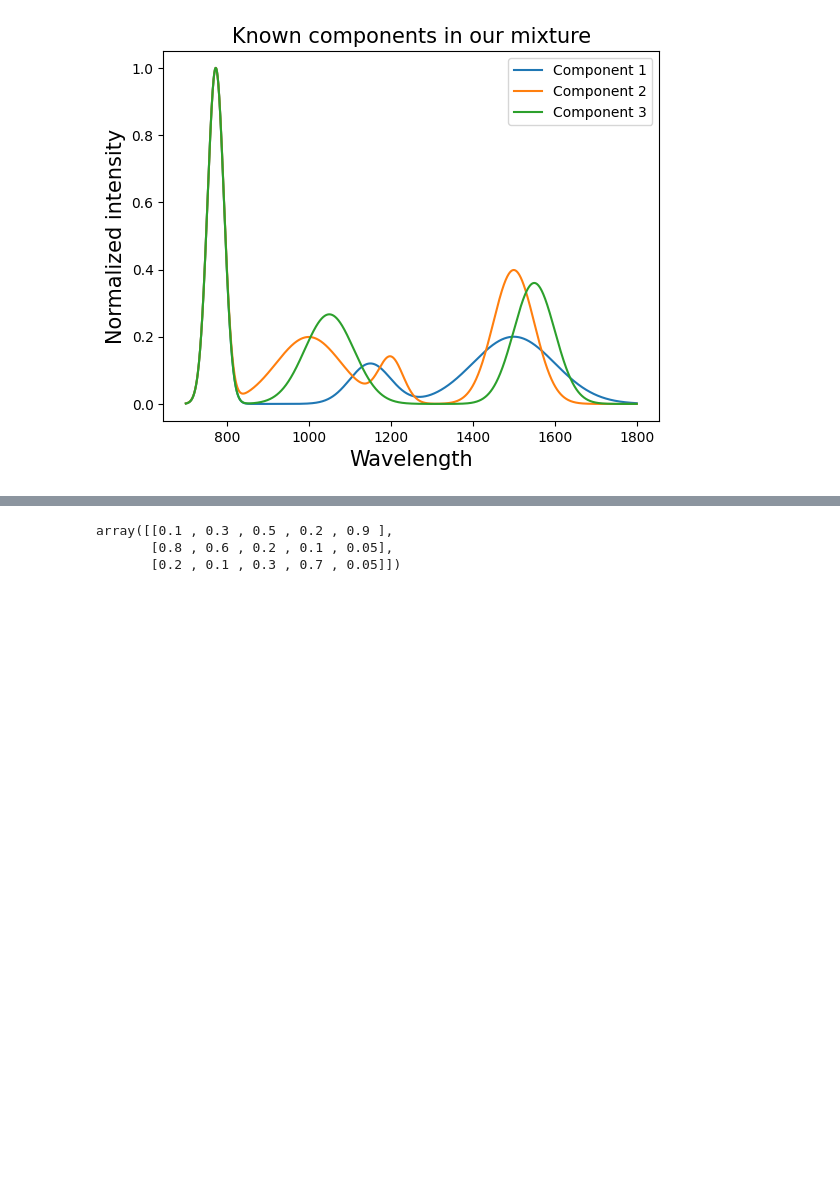
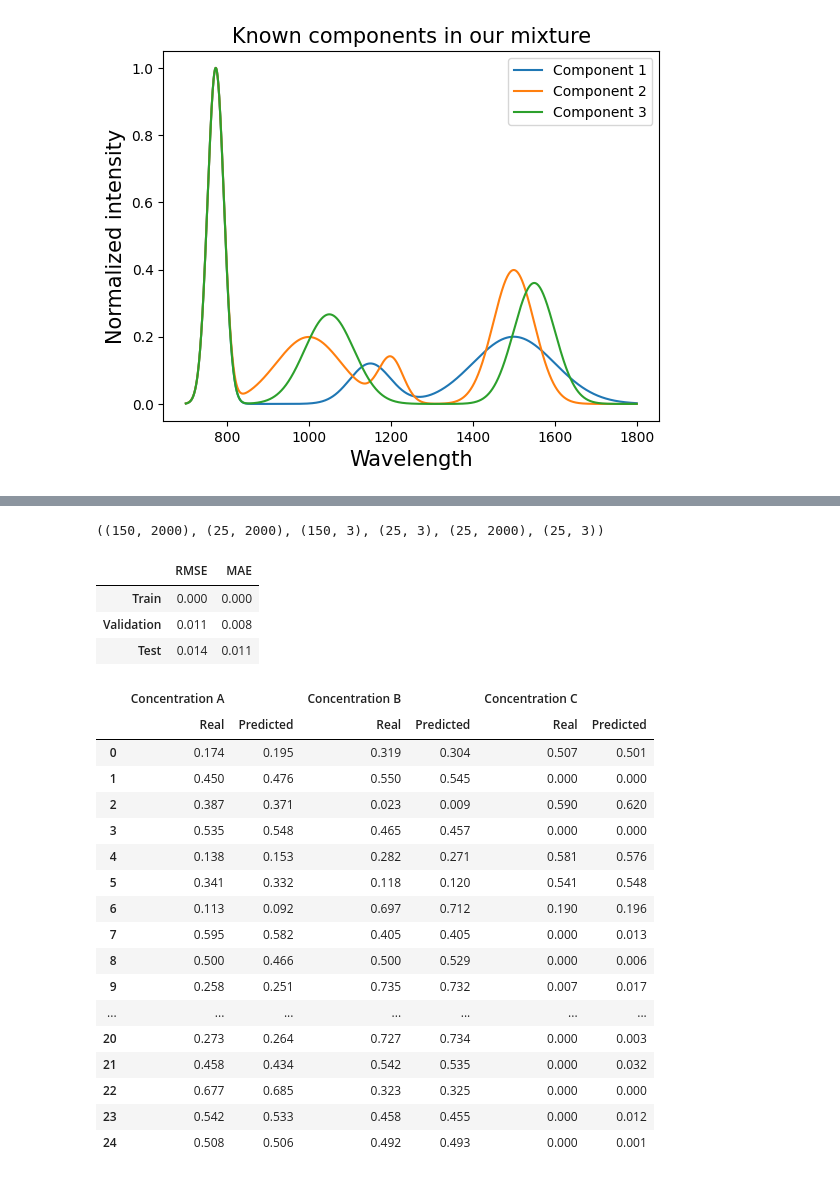
Before and after one commit to ariawahyuw/simulasi-spectra, a Jupyter notebook: Simulasi 2/(OLS) Simulasi Data Artifisial.ipynb, the cells around one changed output, grey strips where cells are left out. Saved outputs shown, nothing was run; the diff lists cells and outputs as text; code cells hidden in the pictures; blank space fills up the shorter version.

```diff
--- a/Simulasi 2/(OLS) Simulasi Data Artifisial.ipynb
+++ b/Simulasi 2/(OLS) Simulasi Data Artifisial.ipynb
@@ -77,10 +97,6 @@ plt.show()
 # %% [output]
 [figure]
 # %%
-c_a = [0.1, 0.3, 0.5, 0.2, 0.9]
-c_b = [0.8, 0.6, 0.2, 0.1, 0.05]
-c_c = [0.2, 0.1, 0.3, 0.7, 0.05]
-
 # Mixture
 mixture = np.array([c_a, c_b, c_c]).T @ np.array([component_a, component_b, component_c])
 # How does it look?
@@ -187,6 +188,70 @@ array([[0.1 , 0.3 , 0.5 , 0.2 , 0.9 ],
-# %%
-concentration_pred.T
-# %% [output]
-array([[0.1 , 0.3 , 0.5 , 0.2 , 0.9 ],
-       [0.8 , 0.6 , 0.2 , 0.1 , 0.05],
-       [0.2 , 0.1 , 0.3 , 0.7 , 0.05]])
+# %%
+# Splitting the data into train, validation and test sets:
+X_train = smoothed_spectrum[:150]
+X_val = smoothed_spectrum[150:175]
+X_test = smoothed_spectrum[175:]
+
+concentrations = np.array([c_a, c_b, c_c]).T
+y_train = concentrations[:150]
+y_val = concentrations[150:175]
+y_test = concentrations[175:]
+# %%
+X_train.shape, X_test.shape, y_train.shape, y_test.shape, X_val.shape, y_val.shape
+# %% [output]
+((150, 2000), (25, 2000), (150, 3), (25, 3), (25, 2000), (25, 3))
+# %%
+reg = LinearRegression().fit(X_train, y_train)
+y_pred_train = reg.predict(X_train)
+y_pred_val = reg.predict(X_val)
+y_pred_test = reg.predict(X_test)
+
+y_pred_train = np.clip(y_pred_train, 0, None)
+y_pred_val = np.clip(y_pred_val, 0, None)
+y_pred_test = np.clip(y_pred_test, 0, None)
+# %%
+# Evaluation metrics:
+# RMSE:
+rmse_train = np.sqrt(np.mean((y_pred_train - y_train)**2))
+rmse_val = np.sqrt(np.mean((y_pred_val - y_val)**2))
+rmse_test = np.sqrt(np.mean((y_pred_test - y_test)**2))
+
+# MAE:
+mae_train = np.mean(np.abs(y_pred_train - y_train))
+mae_val = np.mean(np.abs(y_pred_val - y_val))
+mae_test = np.mean(np.abs(y_pred_test - y_test))
+
+df = pd.DataFrame({'RMSE': [rmse_train, rmse_val, rmse_test], 'MAE': [mae_train, mae_val, mae_test]}, index = ['Train', 'Validation', 'Test'])
+df.round(3)
+# %% [output]
+|  | RMSE | MAE |
+| Train | 0.000 | 0.000 |
+| Validation | 0.011 | 0.008 |
+| Test | 0.014 | 0.011 |
+# %%
+# Print some results:
+y_test = np.round(y_test, 3)
+y_pred_test = np.round(y_pred_test, 3)
+
+df = pd.DataFrame({'Real concentration A': y_test[:,0], 'Predicted concentration A': y_pred_test[:,0], 'Real concentration B': y_test[:,1], 'Predicted concentration B': y_pred_test[:,1], 'Real concentration C': y_test[:,2], 'Predicted concentration C': y_pred_test[:,2]})
+# Multi level column names:
+df.columns = pd.MultiIndex.from_product([['Concentration A', 'Concentration B', 'Concentration C'], ['Real', 'Predicted']])
+df
+# %% [output]
+|  | Concentration A |  | Concentration B |  | Concentration C |  |
+|  | Real | Predicted | Real | Predicted | Real | Predicted |
+| 0 | 0.174 | 0.195 | 0.319 | 0.304 | 0.507 | 0.501 |
+| 1 | 0.450 | 0.476 | 0.550 | 0.545 | 0.000 | 0.000 |
+| 2 | 0.387 | 0.371 | 0.023 | 0.009 | 0.590 | 0.620 |
+| 3 | 0.535 | 0.548 | 0.465 | 0.457 | 0.000 | 0.000 |
+| 4 | 0.138 | 0.153 | 0.282 | 0.271 | 0.581 | 0.576 |
+| 5 | 0.341 | 0.332 | 0.118 | 0.120 | 0.541 | 0.548 |
+| 6 | 0.113 | 0.092 | 0.697 | 0.712 | 0.190 | 0.196 |
+| 7 | 0.595 | 0.582 | 0.405 | 0.405 | 0.000 | 0.013 |
+| 8 | 0.500 | 0.466 | 0.500 | 0.529 | 0.000 | 0.006 |
+| 9 | 0.258 | 0.251 | 0.735 | 0.732 | 0.007 | 0.017 |
+| ... | ... | ... | ... | ... | ... | ... |
+| 20 | 0.273 | 0.264 | 0.727 | 0.734 | 0.000 | 0.003 |
+| 21 | 0.458 | 0.434 | 0.542 | 0.535 | 0.000 | 0.032 |
+| 22 | 0.677 | 0.685 | 0.323 | 0.325 | 0.000 | 0.000 |
+| 23 | 0.542 | 0.533 | 0.458 | 0.455 | 0.000 | 0.012 |
+| 24 | 0.508 | 0.506 | 0.492 | 0.493 | 0.000 | 0.001 |
```
Also changed, not shown: parts of 12 cells of this notebook, 2 other files.
